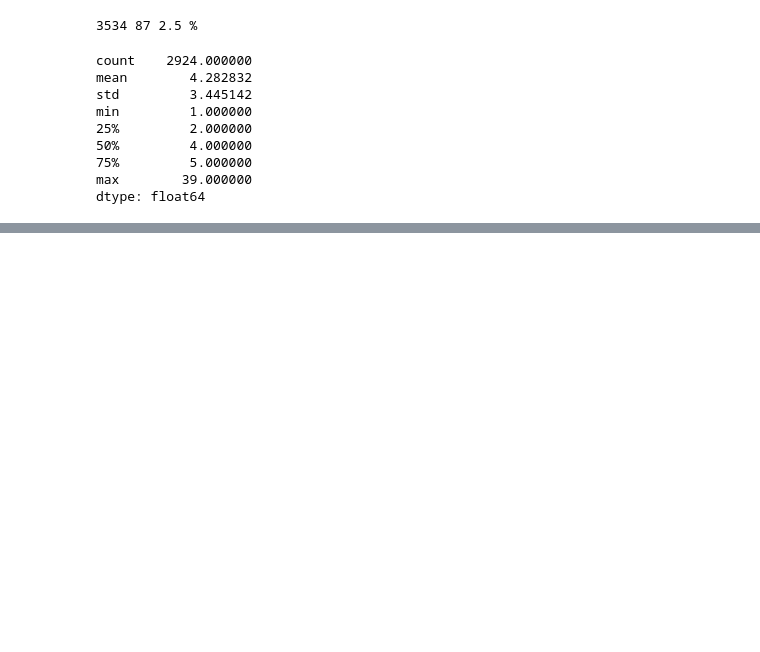
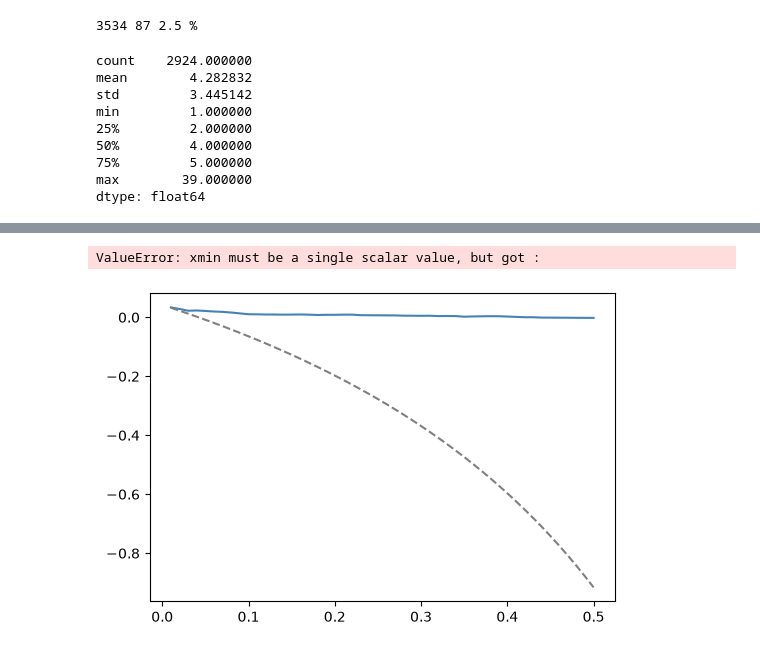
Before and after one commit to zhendai123/postop-aki-vitaldb, a Jupyter notebook: 01_vitaldb_explore.ipynb, the cells around one changed output, grey strips where cells are left out. Cells and saved outputs as stored; diff of their text form; code cells hidden in the pictures; blank space fills up the shorter version.

```diff
--- a/01_vitaldb_explore.ipynb
+++ b/01_vitaldb_explore.ipynb
@@ -392,0 +696,15 @@ dtype: float64
+# %%
+th = np.linspace(0.01, 0.50, 50)
+y_arr = np.asarray(yte); n = len(y_arr); prev = y_arr.mean()
+nb_m = [(((p_final>=t)&(y_arr==1)).sum()/n - ((p_final>=t)&(y_arr==0)).sum()/n*(t/(1-t))) for t in th]
+nb_a = [prev - (1-prev)*(t/(1-t)) for t in th]
+
+plt.figure(figsize=(6, 4))
+plt.plot(th, nb_m, label='Model (recalibrated)', color='steelblue')
+plt.plot(th, nb_a, '--', label='Treat all', color='gray')
+plt.axhline(0, ':', color='black', label='Treat none')
+plt.xlabel('Threshold probability'); plt.ylabel('Net benefit')
+plt.legend(); plt.title('Decision Curve Analysis'); plt.show()
+# %% [output]
+ValueError: xmin must be a single scalar value, but got :
+[figure, added]
```
Also changed, not shown: parts of 20 cells of this notebook.
